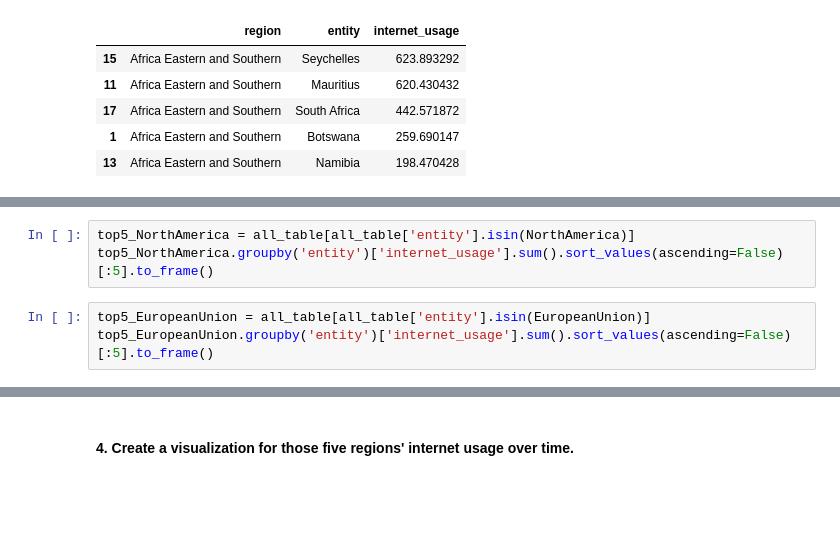
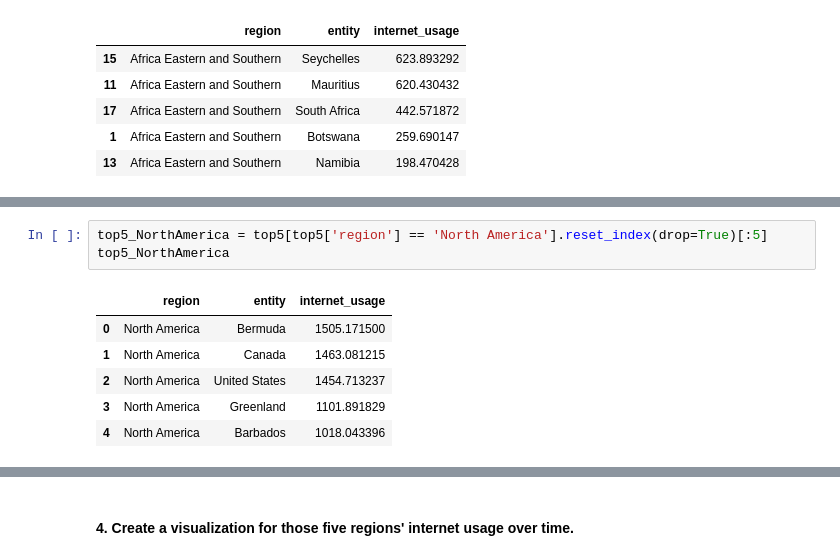
Before and after one commit to TelRich/World_Access_to_the_Internet, a Jupyter notebook: notebook.ipynb, the cells around one changed output, grey strips where cells are left out. Drawn from its saved outputs; the diff is of its cells as text; blank space fills up the shorter version.

```diff
--- a/notebook.ipynb
+++ b/notebook.ipynb
@@ -629,6 +613,10 @@ top5_SouthAsia
-# %%
-top5_NorthAmerica = all_table[all_table['entity'].isin(NorthAmerica)]
-top5_NorthAmerica.groupby('entity')['internet_usage'].sum().sort_values(ascending=False)[:5].to_frame()
-# %%
-top5_EuropeanUnion = all_table[all_table['entity'].isin(EuropeanUnion)]
-top5_EuropeanUnion.groupby('entity')['internet_usage'].sum().sort_values(ascending=False)[:5].to_frame()
+# %%
+top5_NorthAmerica = top5[top5['region'] == 'North America'].reset_index(drop=True)[:5]
+top5_NorthAmerica
+# %% [output]
+|  | region | entity | internet_usage |
+| 0 | North America | Bermuda | 1505.171500 |
+| 1 | North America | Canada | 1463.081215 |
+| 2 | North America | United States | 1454.713237 |
+| 3 | North America | Greenland | 1101.891829 |
+| 4 | North America | Barbados | 1018.043396 |
```
Also changed, not shown: parts of 8 cells of this notebook.
